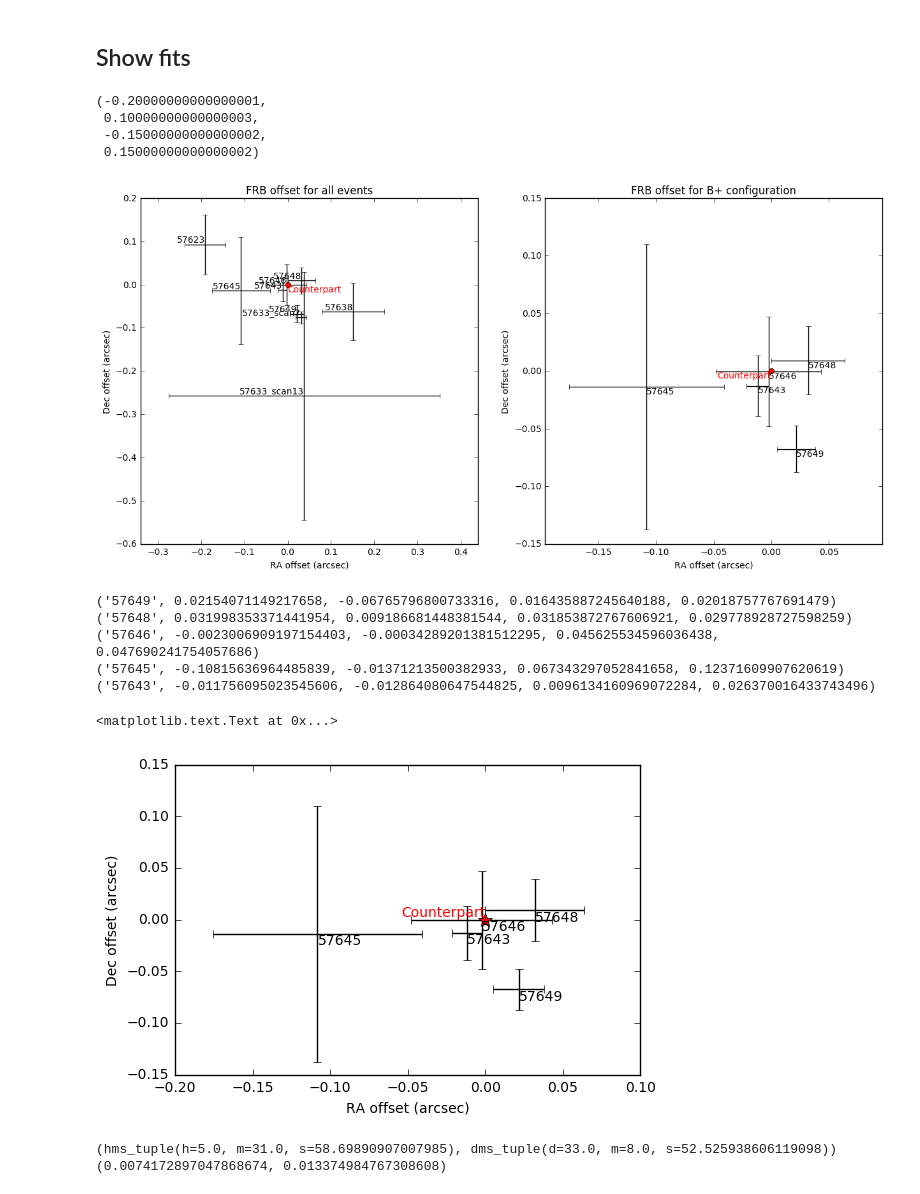
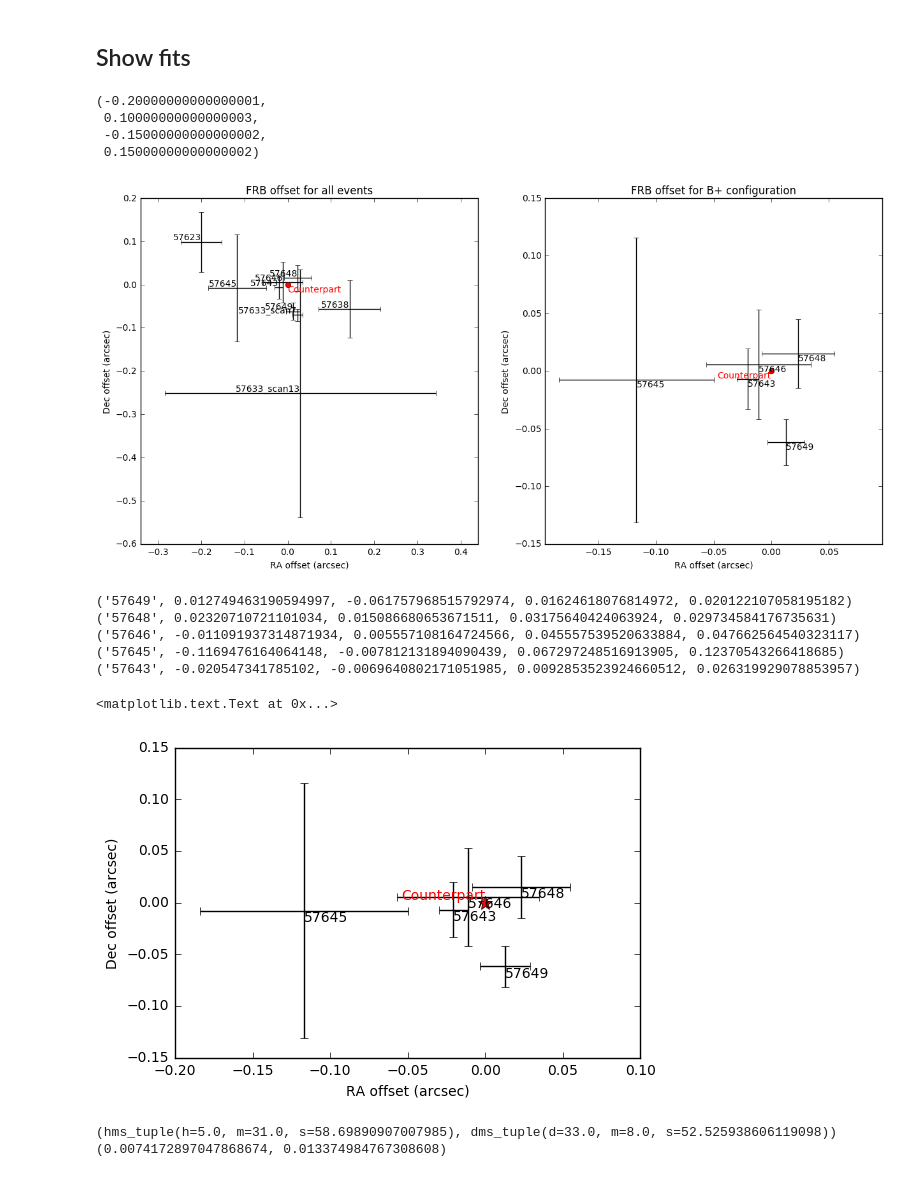
Before and after one commit to caseyjlaw/FRB121102, a Jupyter notebook: candidate_localization_casa.ipynb, the cells around one changed output. Drawn from its saved outputs; the diff is of its cells as text; code cells hidden in the pictures.

Commit message:
using bryan3 coords

```diff
--- a/candidate_localization_casa.ipynb
+++ b/candidate_localization_casa.ipynb
@@ -533,6 +533,9 @@ con_casa_err['57649'] = (0.00000457, 0.00000460)
 
 con_casa['bryan2'] = coordinates.SkyCoord('05h31m58.69916s', '33d08m52.5578s', frame='icrs')
 con_casa_err['bryan2'] = (0.0036/3600, 0.0026/3600)
+con_casa['bryan3'] = coordinates.SkyCoord('05h31m58.69986s', '33d08m52.5519s', frame='icrs')
+con_casa_err['bryan3'] = (0.0026/3600, 0.00203/3600)
+
 con_casa['robert'] = coordinates.SkyCoord('05h31m58.69495s', '33d08m52.56074s', frame='icrs')
 con_casa_err['robert'] = (3.4e-6, 2.8e-6)
 # %%
@@ -545,8 +548,8 @@ for event in fits:
     # get the constant source
 #    con = con_casa[event]
 #    con_az_err, con_el_err = con_casa_err[event]
-    con = con_casa['bryan2']
-    con_az_err, con_el_err = con_casa_err['bryan2']
+    con = con_casa['bryan3']
+    con_az_err, con_el_err = con_casa_err['bryan3']
 
     raoff, decoff = con.spherical_offsets_to(fit)
     con_az_err = con_az_err*3600
@@ -582,43 +585,43 @@ pl.axis('equal')
  0.10000000000000003,
  -0.15000000000000002,
  0.15000000000000002)
-[figure, old version]
+[figure, new version]
 # %%
 for event in fits:
     # get the fit
     (az, el, frb_az_err, frb_el_err) = fits[event]
     fit = coordinates.SkyCoord(az*units.rad, el*units.rad, frame='icrs')
 
 # get the constant source location
 #    con = con_casa[event]
 #    con_az_err, con_el_err = con_casa_err[event]
-    con = con_casa['bryan2']
-    con_az_err, con_el_err = con_casa_err['bryan2']
+    con = con_casa['bryan3']
+    con_az_err, con_el_err = con_casa_err['bryan3']
 
     raoff, decoff = con.spherical_offsets_to(fit)
     con_az_err = con_az_err*3600
     con_el_err = con_el_err*3600
     az_err = np.sqrt(frb_az_err**2 + con_az_err**2)
     el_err = np.sqrt(frb_el_err**2 + con_el_err**2)
 
     if (int(event.split('_')[0]) > 57638):
 #    if (int(event.split('_')[0]) > 0):
         pl.errorbar(raoff.arcsec, decoff.arcsec, xerr=az_err, yerr=el_err, fmt='kx', ecolor='k', ms=0)
         pl.text(raoff.arcsec, decoff.arcsec, event, horizontalalignment='left', verticalalignment='top')
 
         print(event, raoff.arcsec, decoff.arcsec, az_err, el_err)
 pl.plot(0, 0, 'r*', linewidth=0, ms=10)
 pl.text(0, 0, 'Counterpart', horizontalalignment='right', verticalalignment='bottom', color='r')
 pl.xlabel('RA offset (arcsec)')
 pl.ylabel('Dec offset (arcsec)')
 # %% [output]
-('57649', 0.02154071149217658, -0.06765796800733316, 0.016435887245640188, 0.02018757767691479)
-('57648', 0.031998353371441954, 0.009186681448381544, 0.031853872767606921, 0.029778928727598259)
-('57646', -0.0023006909197154403, -0.00034289201381512295, 0.045625534596036438, 0.047690241754057686)
-('57645', -0.10815636964485839, -0.01371213500382933, 0.067343297052841658, 0.12371609907620619)
-('57643', -0.011756095023545606, -0.012864080647544825, 0.0096134160969072284, 0.026370016433743496)
+('57649', 0.012749463190594997, -0.061757968515792974, 0.01624618076814972, 0.020122107058195182)
+('57648', 0.02320710721101034, 0.015086680653671511, 0.03175640424063924, 0.029734584176735631)
+('57646', -0.011091937314871934, 0.005557108164724566, 0.045557539520633884, 0.047662564540323117)
+('57645', -0.1169476164064148, -0.007812131894090439, 0.067297248516913905, 0.12370543266418685)
+('57643', -0.020547341785102, -0.0069640802171051985, 0.0092853523924660512, 0.026319929078853957)
 <matplotlib.text.Text at 0x...>
-[figure, old version]
+[figure, new version]
 # %%
 azall=0.
 elall=0.
```
